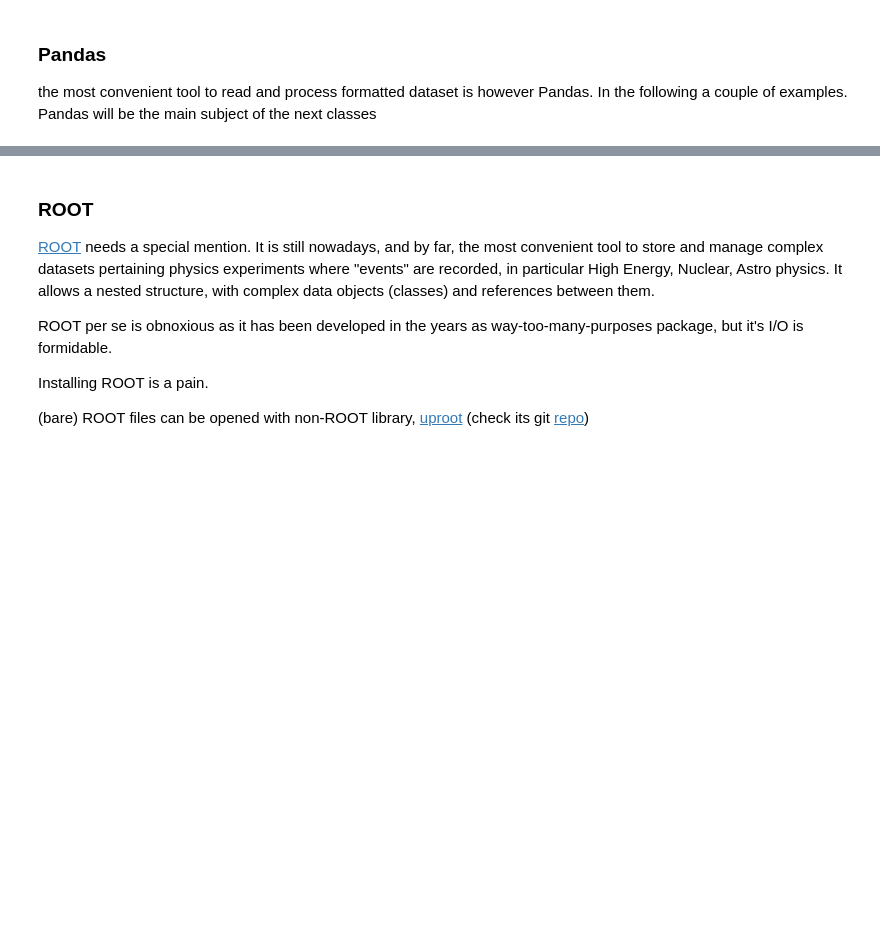
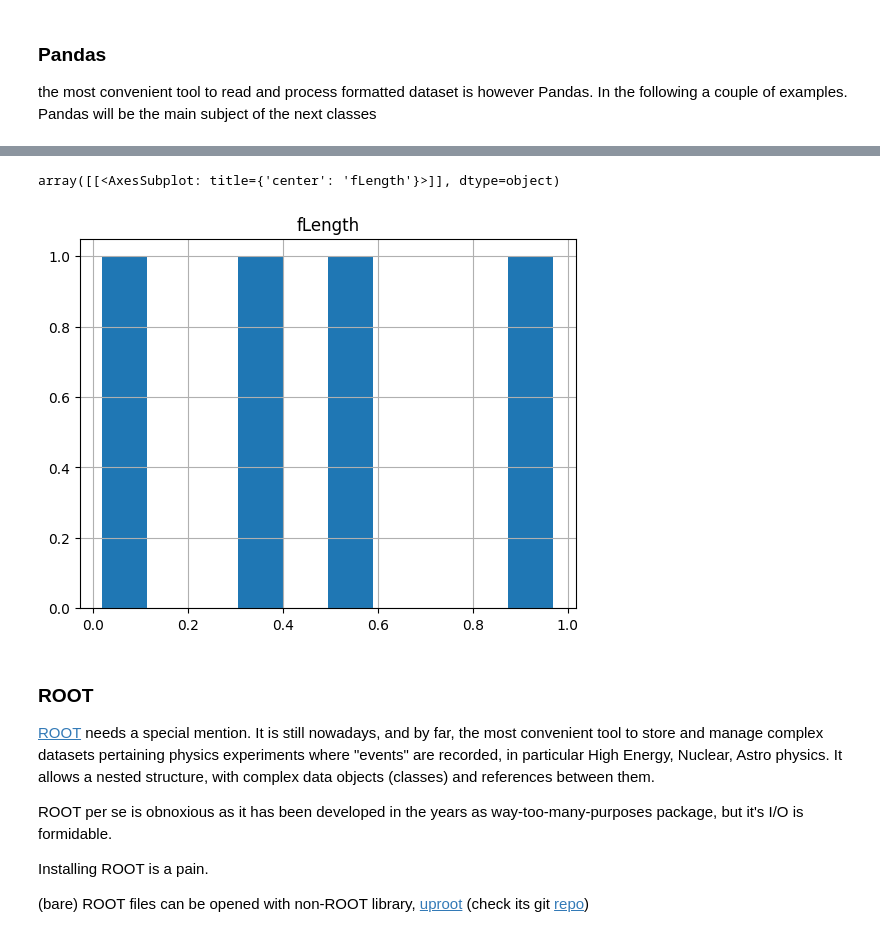
Before and after one commit to andreamarchetti03/LaboratoryOfComputationalPhysics_Y5, a Jupyter notebook: 05_OSEMN.ipynb, the cells around one changed output, grey strips where cells are left out. Saved outputs shown, nothing was run; the diff lists cells and outputs as text; code cells hidden in the pictures; blank space fills up the shorter version.

```diff
--- a/05_OSEMN.ipynb
+++ b/05_OSEMN.ipynb
@@ -362,5 +423,8 @@ data.plot.scatter("fLength","fWidth",)
 # %%
-data.hist("fAlpha")
+data.hist("fLength")
+# %% [output]
+array([[<AxesSubplot: title={'center': 'fLength'}>]], dtype=object)
+[figure, added]
 # %% [markdown]
 ### ROOT
 
```
Also changed, not shown: parts of 14 cells of this notebook, 12 other files.
